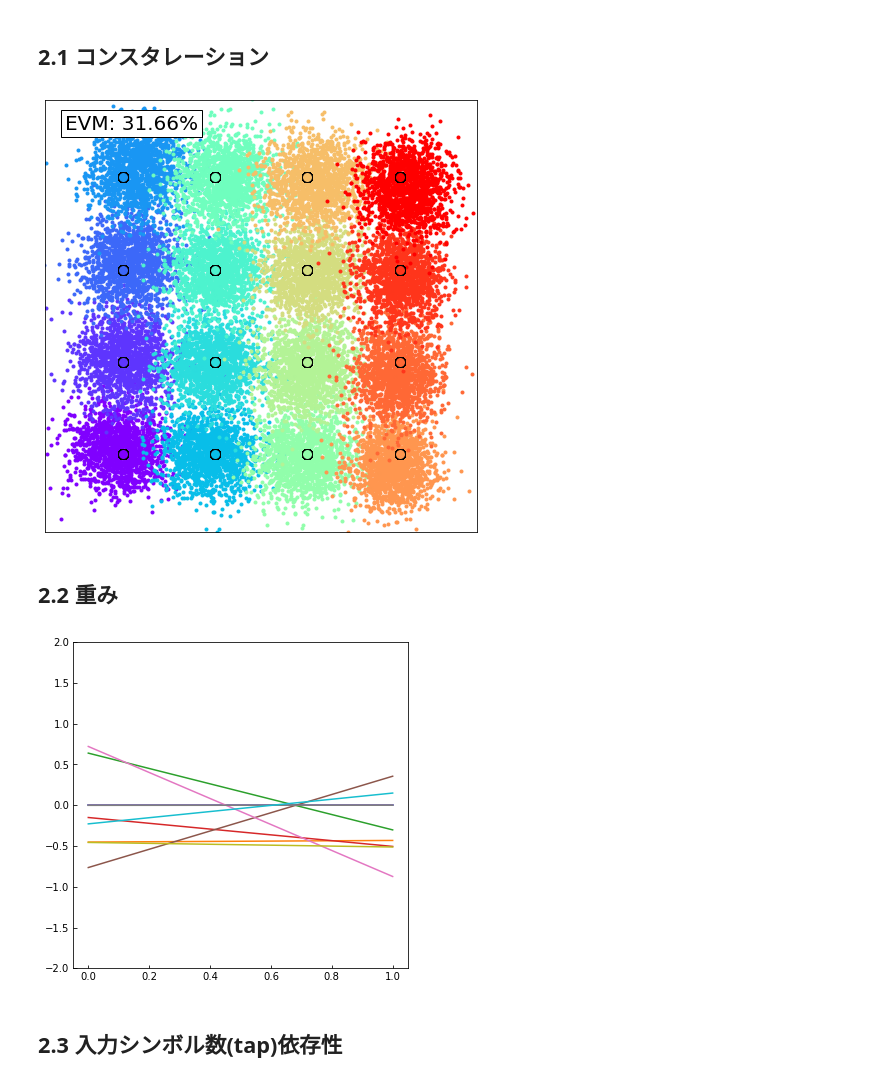
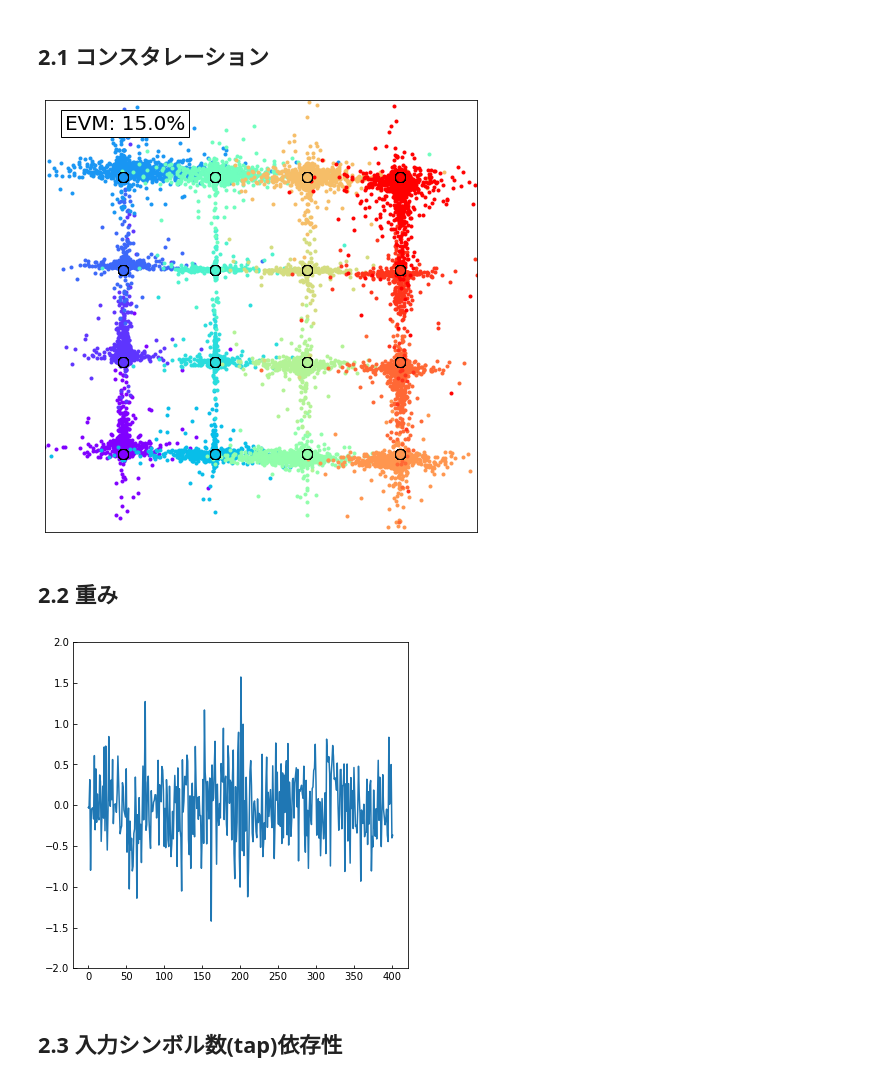
Before and after one commit to n-nooobu/masterthesis, a Jupyter notebook: src/visualize_ANN.ipynb, the cells around one changed output. Saved outputs shown, nothing was run; the diff lists cells and outputs as text; code cells hidden in the pictures.

```diff
--- a/src/visualize_ANN.ipynb
+++ b/src/visualize_ANN.ipynb
@@ -130,6 +130,7 @@ def prepare_input(signal_info, form, PdBm, Lmax):
         target_dir = signal_info['target_dir']
         step = signal_info['step']  # =10 ---> (768, 1024) ---> (76, 102)
         image_number = signal_info['image_number']
+        image_number_split = image_number.split(', ')
         ebtb = signal_info['ebtb']  # 8B10Bを行うか
 
     # prbs.csv or random.csv or image.csvの列指定に用いる文字列
@@ -140,7 +141,7 @@ def prepare_input(signal_info, form, PdBm, Lmax):
     elif signal_type == 'random':
         condition = 'seed=='+str(seed)+'&bit_num=='+str(bit_num)
     elif signal_type == 'image':
-        condition = 'target_dir=="'+target_dir+'"&step=='+str(step)+'&image_number=='+image_number+'&ebtb=='+str(ebtb)
+        condition = 'target_dir=="'+target_dir+'"&step=='+str(step)+'&image_number=='+image_number_split[0]+'&ebtb=='+str(ebtb)
 
     # prbs.csv or random.csv or image.csvをpandasで読み込む
     t_df_dir = '../data/input/'
@@ -153,6 +154,19 @@ def prepare_input(signal_info, form, PdBm, Lmax):
     sgnl = load_pickle(t_query.iloc[0]['data_path'])
     lc = sgnl.linear_compensation(Lmax, sgnl.signal['x_' + str(Lmax)])
     x, y = data_shaping(sgnl.signal['x_0'][n//2::n], lc[n//2::n], max_tap, tap)
+
+    if signal_type == 'image' and len(image_number_split) > 1:
+        for i in range(1, len(image_number_split)):
+            condition = 'target_dir=="'+str(target_dir)+'"&step=='+str(step)+'&image_number=='+image_number_split[i]+'&ebtb=='+str(ebtb)
+            t_query = t_df.query(condition + '&' + t_condition)
+            if len(t_query) == 0 or t_query.iloc[0]['Lmax'] < Lmax:
+                print('指定された伝送条件の信号が存在しません')
+                sys.exit()
+            sgnl = load_pickle(t_query.iloc[0]['data_path'])
+            lc = sgnl.linear_compensation(Lmax, sgnl.signal['x_' + str(Lmax)])
+            x_tmp, y_tmp = data_shaping(sgnl.signal['x_0'][n//2::n], lc[n//2::n], max_tap, tap)
+            x = np.concatenate([x, x_tmp])
+            y = np.concatenate([y, y_tmp])
     return x, y
 # %% [markdown]
 ### Model読み込み
@@ -278,28 +292,29 @@ def display_constellation(tap, batch_size, neuron, epochs, lr, signal_info_model
 # %%
 tap = 201
 batch_size = 100
 neuron = 300
 epochs = 500
 lr = 0.001
 form = 'RZ16QAM'
 PdBm = 1
 Lmax = 2500
 
 #signal_info_model = {'signal_type': 'prbs', 'N': 17, 'itr': 1}
 #signal_info_model = {'signal_type': 'random', 'seed': 1234, 'bit_num': 100000}
-signal_info_model = {'signal_type': 'image', 'target_dir': 'train_0', 'step': 10, 'image_number': '0', 'ebtb': True}
+#signal_info_model = {'signal_type': 'image', 'target_dir': 'train_0', 'step': 10, 'image_number': '0', 'ebtb': True}
+signal_info_model = {'signal_type': 'image', 'target_dir': 'train_0', 'step': 10, 'image_number': '0, 1, 2, 3, 4, 5, 6, 7, 8, 9', 'ebtb': True}
 
 #signal_info_input = {'signal_type': 'prbs', 'N': 13, 'itr': 1}
 signal_info_input = {'signal_type': 'random', 'seed': 1234, 'bit_num': 100000}
 #signal_info_input = {'signal_type': 'image', 'target_dir': 'train_0', 'step': 10, 'image_number': '0', 'ebtb': True}
 
 display_constellation(tap, batch_size, neuron, epochs, lr, signal_info_model, signal_info_input, form, PdBm, Lmax)
 # %% [output]
-[figure, old version]
+[figure, new version]
 # %% [markdown]
 ## 2.2 重み
 # %%
-tap = 1
+tap = 201
 batch_size = 100
 neuron = 300
 epochs = 500
@@ -310,20 +325,21 @@ Lmax = 2500
 
 #signal_info_model = {'signal_type': 'prbs', 'N': 13, 'itr': 1}
 #signal_info_model = {'signal_type': 'random', 'seed': 1234, 'bit_num': 100000}
-signal_info_model = {'signal_type': 'image', 'target_dir': 'train_0', 'step': 10, 'image_number': '0', 'ebtb': True}
+#signal_info_model = {'signal_type': 'image', 'target_dir': 'train_0', 'step': 10, 'image_number': '0', 'ebtb': True}
+signal_info_model = {'signal_type': 'image', 'target_dir': 'train_0', 'step': 10, 'image_number': '0, 1, 2, 3, 4, 5, 6, 7, 8, 9', 'ebtb': True}
 
 model, mean, std = prepare_model(tap=tap, batch_size=batch_size, neuron=neuron, epochs=epochs, lr=lr, signal_info=signal_info_model, form=form, PdBm=PdBm, Lmax=Lmax)
 weight = model.state_dict()['fc1.weight'].detach().numpy()
 
 fig = plt.figure(figsize=(6, 6))
 ax = fig.add_subplot(1, 1, 1)
-for i in [7, 25, 60, 98, 140, 160, 179, 226, 250, 289]:
+for i in [7]:#, 25, 60, 98, 140, 160, 179, 226, 250, 289]:
     ax.plot(weight[i])
 ax.set_ylim((-2, 2))
 ax.xaxis.set_tick_params(direction='in')
 ax.yaxis.set_tick_params(direction='in')
 # %% [output]
-[figure, old version]
+[figure, new version]
 # %% [markdown]
 ## 2.3 入力シンボル数(tap)依存性
 # %%
```
Also changed, not shown: 4 other files.
